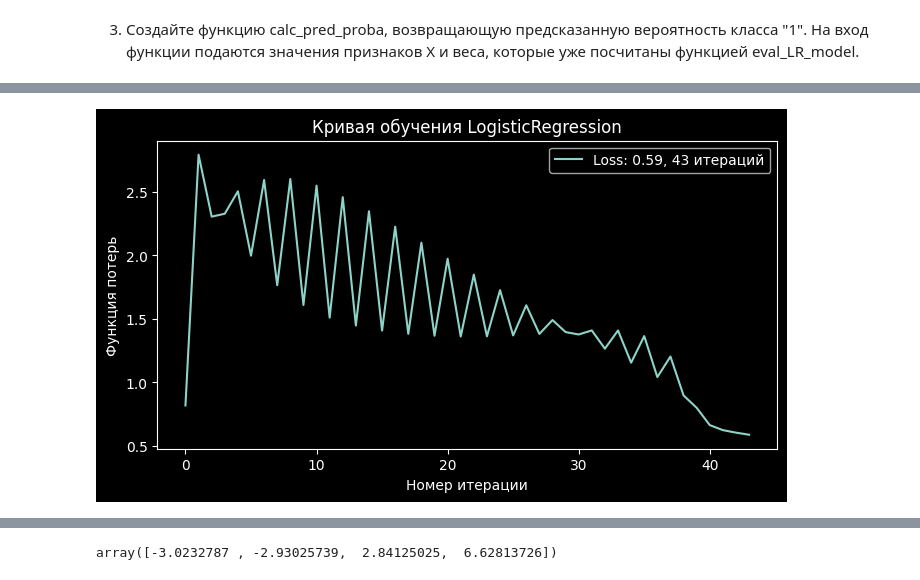
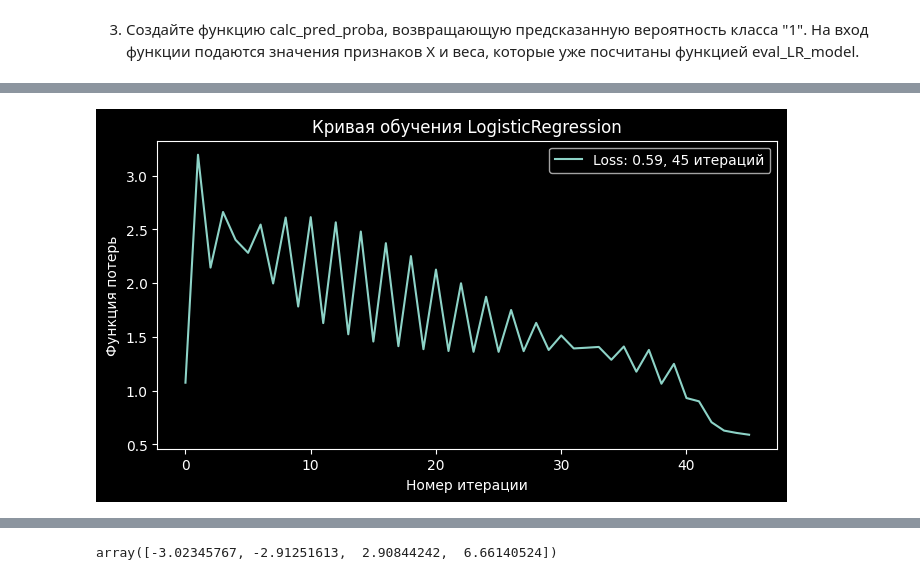
Before and after one commit to likeai22/ds_algorithms, a Jupyter notebook: Lesson 3/hw.ipynb, the cells around one changed output, grey strips where cells are left out. Saved outputs shown, nothing was run; the diff lists cells and outputs as text; code cells hidden in the pictures.

```diff
--- a/Lesson 3/hw.ipynb
+++ b/Lesson 3/hw.ipynb
@@ -37,8 +38,8 @@ def sigmoid(z):
 # %%
 scaler = StandardScaler()
 X_scaled = X.copy()
-X_scaled[:, 2] = scaler.fit_transform(X_scaled[:, 2])
-X_scaled[:, 2]
+X_scaled[:, 1] = scaler.fit_transform(X_scaled[:, 1])
+X_scaled[:, 1]
 # %% [output]
 array([-0.97958969, -0.56713087, -0.46401617, -0.77336028,  0.97958969,
        -0.36090146,  1.08270439,  2.11385144, -1.08270439,  0.05155735])
@@ -97,7 +107,15 @@ Model iterations: 7547, loss: 0.09999999367728905, weight=[-43.12422716  -4.2173
 (array([-43.12422716,  -4.21733156, -11.72274232,  35.19008921]),
  0.09999999367728905)
 # %%
+from matplotlib.colors import ListedColormap
+
+
 class LogisticRegression(ElasticGradientLinearRegression):
+    def __init__(self,
+                 threshold: float = 0.7,
+                 **kwargs):
+        super().__init__(**kwargs)
+        self.threshold = threshold
 
     def loss(self):
         eps = 1e-15
@@ -118,6 +136,37 @@ class LogisticRegression(ElasticGradientLinearRegression):
 
     def predict(self):
         return self.sigmoid(self.samples @ self.weight)
+
+    def to_class(self, logit):
+        return (logit >= self.threshold) * 1
+
+    def calc_predict(self):
+        yhat = self.predict()
+        return self.to_class(yhat)
+
+    def classification_report(self):
+        tp = tn = fp = fn = 0
+
+        yhat = self.calc_predict()
+        total = yhat.size
+        n = np.sum(yhat == 0)
+        p = np.sum(yhat == 1)
+
+        for yhat_i, yi in zip(yhat, self.targets):
+            match yi, yhat_i:
+                case 1, 1: tp += 1
+                case 0, 0: tn += 1
+                case 1, 0: fn += 1
+                case 0, 1: fp += 1
+
+        print('True Positives:%.4f' % (tp / p), end='\t')
+        print('True Negatives:%.4f' % (tn / n))
+        print('False Positives:%.4f' % (fp / p), end='\t')
+        print('False Negatives:%.4f' % (fn / n))
+        print('Accuracy равно:%.4f' % ((tp + tn) / total))
+        print('Recall равно:%.4f' % (tp / (tp + fn)), end='\t')
+        print('Precision равно:%.4f' % (tp / (tp + fp)))
+        print('F-мера равно:%.4f' % (tp / (tp + 0.5 * (fp + fn))))
 # %%
 %%time
 log_regressor = LogisticRegression(samples=X_scaled, targets=y,
@@ -173,7 +222,7 @@ array([-43.12788703,  -4.21764123, -11.72379488,  35.1930016 ])
 %%time
 log_regressor = LogisticRegression(samples=X_scaled, targets=y,
                                    alpha=1e-0, diff_mse=1e-15, min_los=0.6,
-                                   print_cost=True, fit_intercept=False,
+                                   print_cost=True, fit_intercept=True,
                                    l1_penalty=0.00, l2_penalty=0.00)
 log_l = log_regressor.fit()
 log_w = log_regressor.get_weights()
@@ -184 +233 @@ Model alpha: 1.0, diff_mse: 1e-15, iterations: 43, loss: 0.5861505789752897 ...
-[figure, old version]
+[figure, new version]
@@ -187,4 +236,4 @@ Wall time: 294 ms
-array([-3.0232787 , -2.93025739,  2.84125025,  6.62813726])
+array([-3.02345767, -2.91251613,  2.90844242,  6.66140524])
 # %%
 log_regressor.predict()
 # %% [output]
```
Also changed, not shown: parts of 22 cells of this notebook.
